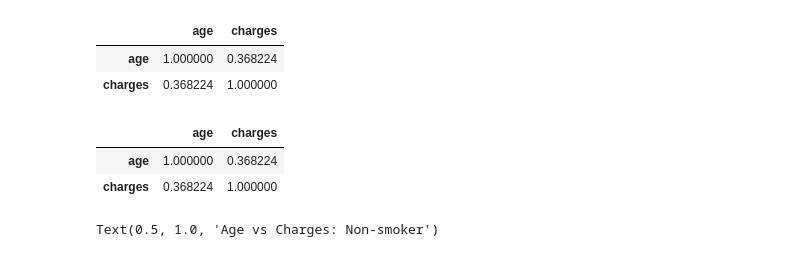
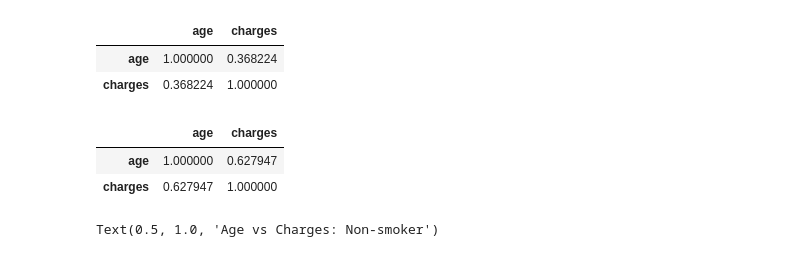
Before and after one commit to rockyclh/US-Insurance-Charges, a Jupyter notebook: US Medical Insurance Cost.ipynb, the cells around one changed output. Cells and saved outputs as stored; diff of their text form; code cells hidden in the pictures.

```diff
--- a/US Medical Insurance Cost.ipynb
+++ b/US Medical Insurance Cost.ipynb
@@ -151,11 +151,11 @@ age_charge_smoker.corr()
 | charges | 0.368224 | 1.000000 |
 # %%
 age_charge_nonsmoker = insurance_cost_nonsmoker[['age', 'charges']]
-age_charge_smoker.corr()
+age_charge_nonsmoker.corr()
 # %% [output]
 |  | age | charges |
-| age | 1.000000 | 0.368224 |
-| charges | 0.368224 | 1.000000 |
+| age | 1.000000 | 0.627947 |
+| charges | 0.627947 | 1.000000 |
 # %%
 from sklearn.linear_model import LinearRegression
 lin_reg_smoker = LinearRegression()
```
Also changed, not shown: parts of 9 cells of this notebook.
